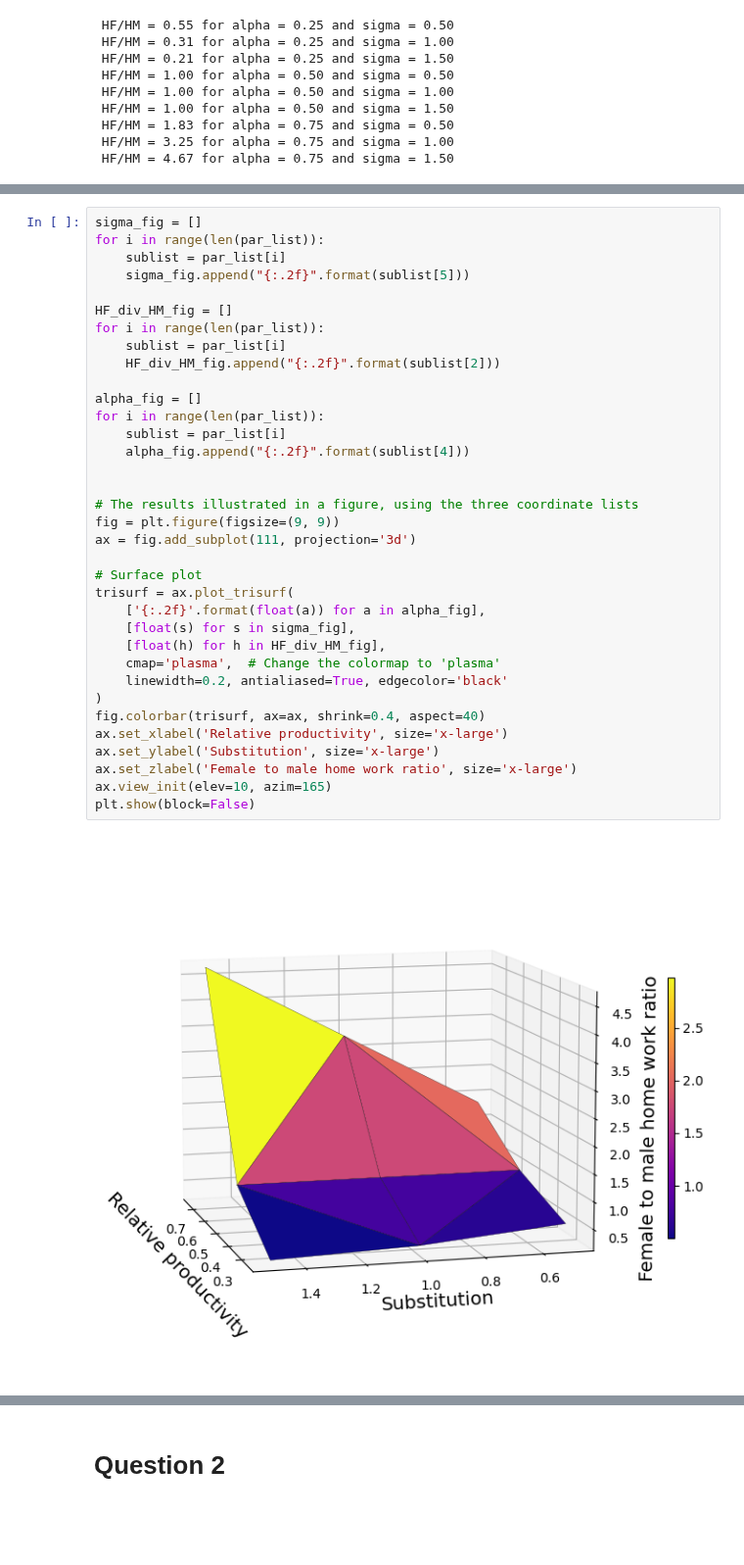
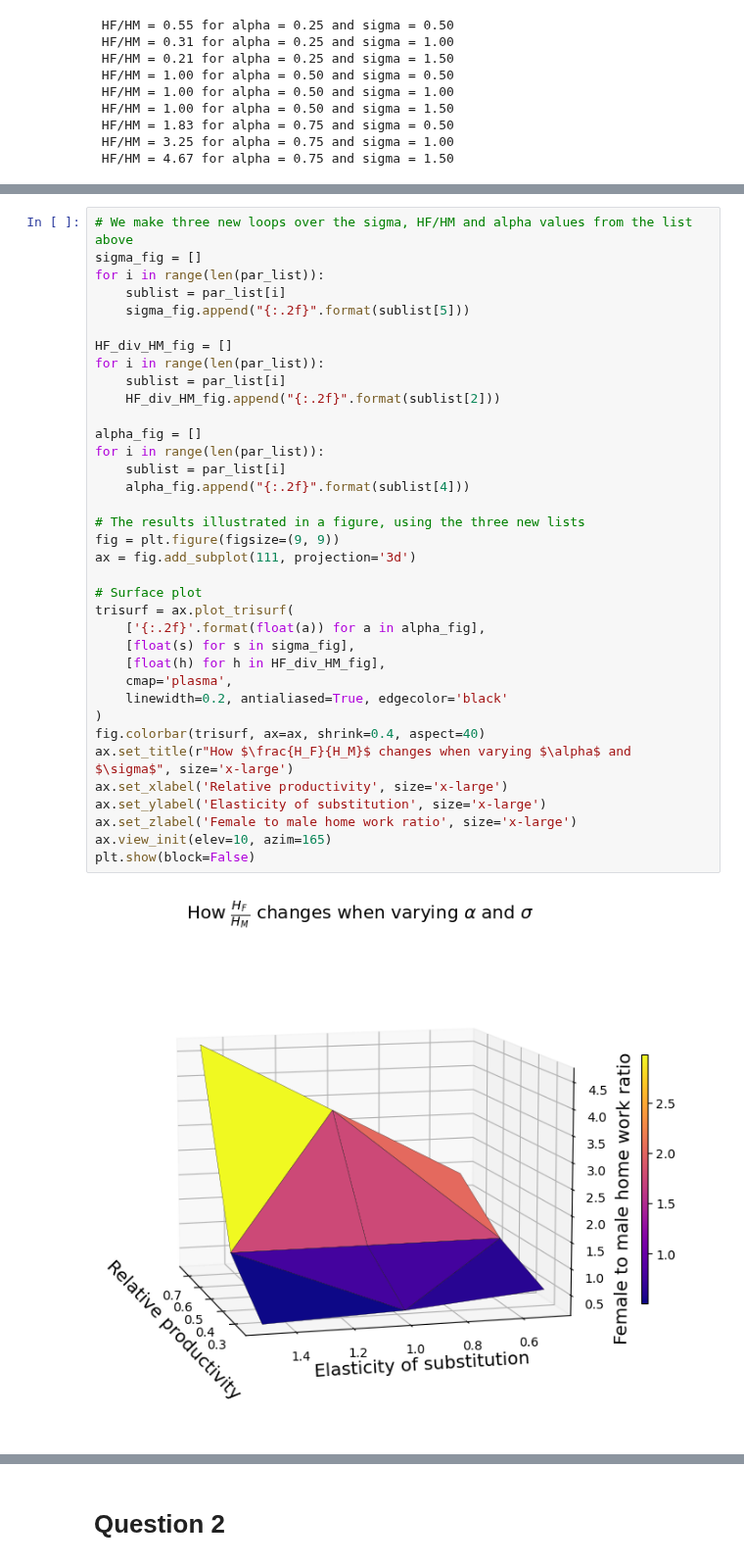
Before and after one commit to NumEconCopenhagen/projects-2023-iim, a Jupyter notebook: inauguralproject/inauguralproject.ipynb, the cells around one changed output, grey strips where cells are left out. Shown at 98% size. Drawn from its saved outputs; the diff is of its cells as text; blank space fills up the shorter version.

```diff
--- a/inauguralproject/inauguralproject.ipynb
+++ b/inauguralproject/inauguralproject.ipynb
@@ -71,40 +76,41 @@ for i in range(9):
 # %%
+# We make three new loops over the sigma, HF/HM and alpha values from the list above
 sigma_fig = []
 for i in range(len(par_list)):
     sublist = par_list[i]
     sigma_fig.append("{:.2f}".format(sublist[5]))
 
 HF_div_HM_fig = []
 for i in range(len(par_list)):
     sublist = par_list[i]
     HF_div_HM_fig.append("{:.2f}".format(sublist[2]))
 
 alpha_fig = []
 for i in range(len(par_list)):
     sublist = par_list[i]
     alpha_fig.append("{:.2f}".format(sublist[4]))
 
-
-# The results illustrated in a figure, using the three coordinate lists
+# The results illustrated in a figure, using the three new lists
 fig = plt.figure(figsize=(9, 9))
 ax = fig.add_subplot(111, projection='3d')
 
 # Surface plot
 trisurf = ax.plot_trisurf(
     ['{:.2f}'.format(float(a)) for a in alpha_fig],
     [float(s) for s in sigma_fig],
     [float(h) for h in HF_div_HM_fig],
-    cmap='plasma',  # Change the colormap to 'plasma'
+    cmap='plasma',
     linewidth=0.2, antialiased=True, edgecolor='black'
 )
 fig.colorbar(trisurf, ax=ax, shrink=0.4, aspect=40)
+ax.set_title(r"How $\frac{H_F}{H_M}$ changes when varying $\alpha$ and $\sigma$", size='x-large')
 ax.set_xlabel('Relative productivity', size='x-large')
-ax.set_ylabel('Substitution', size='x-large')
+ax.set_ylabel('Elasticity of substitution', size='x-large')
 ax.set_zlabel('Female to male home work ratio', size='x-large')
 ax.view_init(elev=10, azim=165)
 plt.show(block=False)
 # %% [output]
-[figure, old version]
+[figure, new version]
 # %% [markdown]
 The results show the ratio of `HF` to `HM` for different combinations of $\alpha$ and $\sigma$ parameters. These ratios indicate the relative differences in hours worked at home by males and females for each combination of parameter values.
 
```
Also changed, not shown: parts of 20 cells of this notebook, 1 other file.
